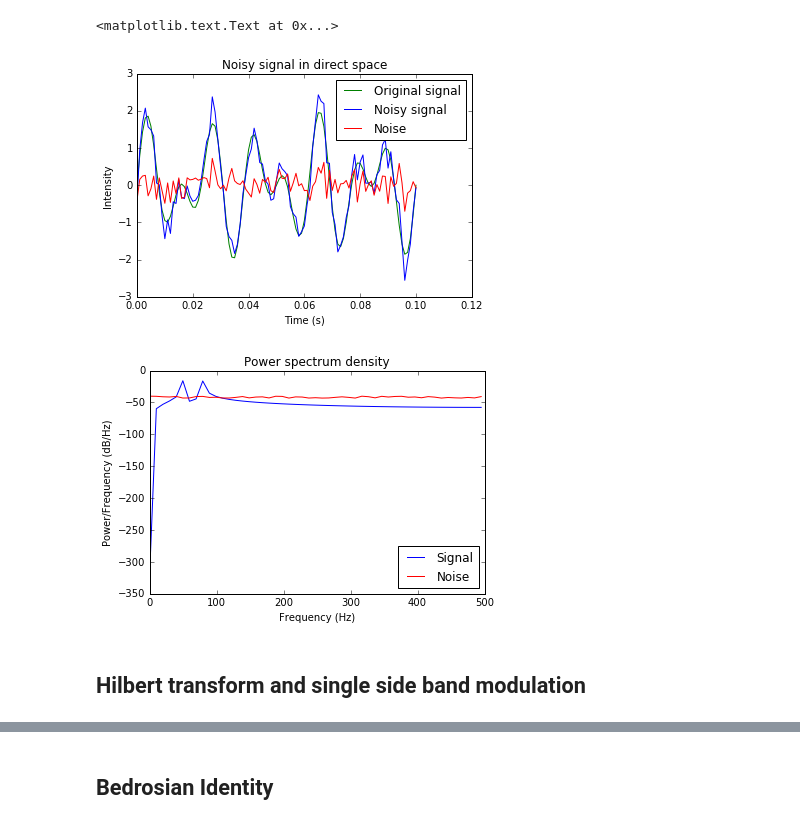
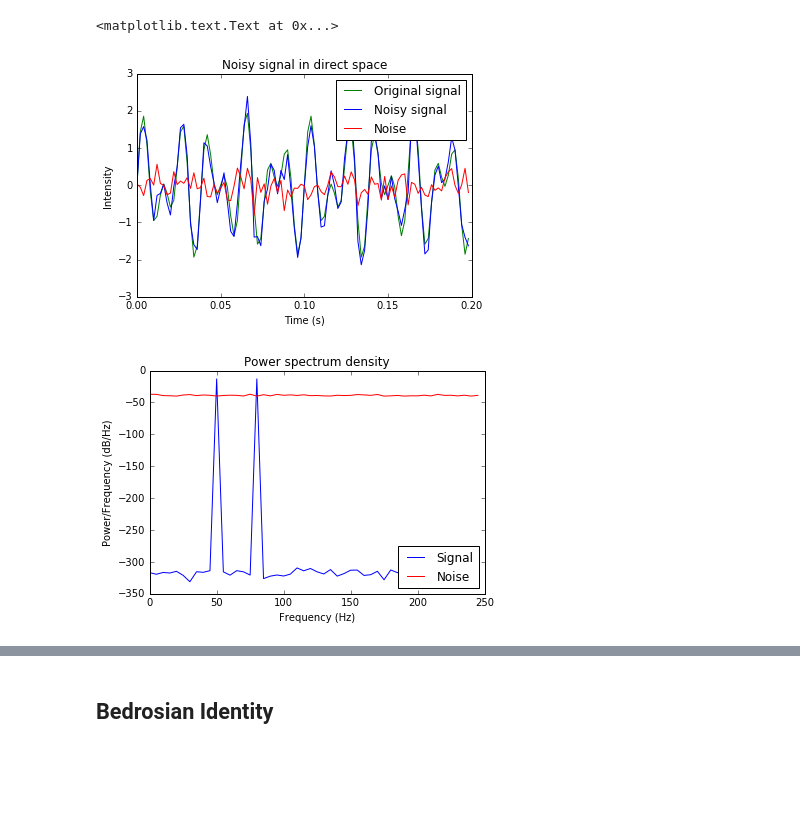
Before and after one commit to pierrepaleo/SignalProcessing-Python, a Jupyter notebook: HilbertTransform.ipynb, the cells around one changed output, grey strips where cells are left out. Drawn from its saved outputs; the diff is of its cells as text; code cells hidden in the pictures; blank space fills up the shorter version.

Commit message:
Added Hilbert an Analytic signal demo

```diff
--- a/HilbertTransform.ipynb
+++ b/HilbertTransform.ipynb
@@ -121,7 +120,7 @@ $$
 Where the $\overline{(.)}$ stands for the complex conjugate. This property is called Hermitian symmetry.
 # %%
 """
-A simple application of Hermitian symmetry : How to generate a real white noise ?
+A simple application of Hermitian symmetry : How to generate a real white noise in Fourier domain?
 
 Here, the number of sample if very important, because discrete fourier transform is defined
 such that there will always be a zero frequency term.
@@ -141,8 +140,8 @@ In practice, this means that there are 2 cases (although index are the same):
 """
 
 
-SAMPLING_FREQ = 1000.
-NB_SAMPLE = 101
+SAMPLING_FREQ = 500.
+NB_SAMPLE = 100 #This number can be either even or odd
 FSig = 50.
 FSig2 = 80.
 intNoise = 10 #ratio of signal power
@@ -180,39 +179,41 @@ if( NB_SAMPLE%2 == 0):
     wnim[NB_SAMPLE/2] = 0
     wnreal[NB_SAMPLE/2] = random.choice([minNoise,maxNoise])
 
 #Actual complex FFT of the noise
 noiseSpectrum = wnreal+1j*wnim
 noiseDirect = np.fft.ifft(noiseSpectrum)
 
 #Check for Hermitian symmetry
 assert( np.isclose(noiseDirect.imag,0).all() )
 
 #Direct Space
 plt.figure(0)
 plt.plot(t,signal,'g',label='Original signal')
 plt.plot(t,signal+noiseDirect.real,'b',label='Noisy signal')
 plt.plot(t,noiseDirect.real,'r',label='Noise')
 plt.legend()
 plt.title("Noisy signal in direct space")
 plt.xlabel("Time (s)")
 plt.ylabel("Intensity")
 
 #Compute power spectrum density for both noise and signal
-f = np.arange(0.,SAMPLING_FREQ/2.,SAMPLING_FREQ/NB_SAMPLE)
-psdNoise = (1./(SAMPLING_FREQ*NB_SAMPLE)) * np.abs(np.fft.fftshift(noiseSpectrum))**2
-psdSignal = (1./(SAMPLING_FREQ*NB_SAMPLE)) * np.abs(np.fft.fftshift(np.fft.fft(signal)))**2
+f = np.arange(0.,sPosFreq+1)*(SAMPLING_FREQ/NB_SAMPLE)
+#np.fft.fftfreq(NB_SAMPLE,1./SAMPLING_FREQ)
+psdNoise = (1./(SAMPLING_FREQ*NB_SAMPLE)) * np.abs(noiseSpectrum[0:sPosFreq+1])**2
+psdSignal = (1./(SAMPLING_FREQ*NB_SAMPLE)) * np.abs(np.fft.fft(signal)[0:sPosFreq+1])**2
 
 #Fourier space
 plt.figure(1)
-plt.plot(f,10*np.log10(psdSignal[NB_SAMPLE/2::]),'b',label='Signal')
-plt.plot(f,10*np.log10(psdNoise[NB_SAMPLE/2::]),'r',label='Noise')
+plt.plot(f,10*np.log10(psdSignal),'b',label='Signal')
+plt.plot(f,10*np.log10(psdNoise),'r',label='Noise')
 plt.legend(loc=4)
 plt.title("Power spectrum density")
 plt.xlabel("Frequency (Hz)")
 plt.ylabel("Power/Frequency (dB/Hz)")
+
+#Of course this methodology can be extended to generate any profile of random noise,
+#knowing its Power spectrum density, like pink of blue noise.
 # %% [output]
 <matplotlib.text.Text at 0x...>
-[figure, old version]
+[figure, new version]
-[figure, old version]
+[figure, new version]
-# %% [markdown]
-## Hilbert transform and single side band modulation
```
Also changed, not shown: parts of 4 cells of this notebook.
